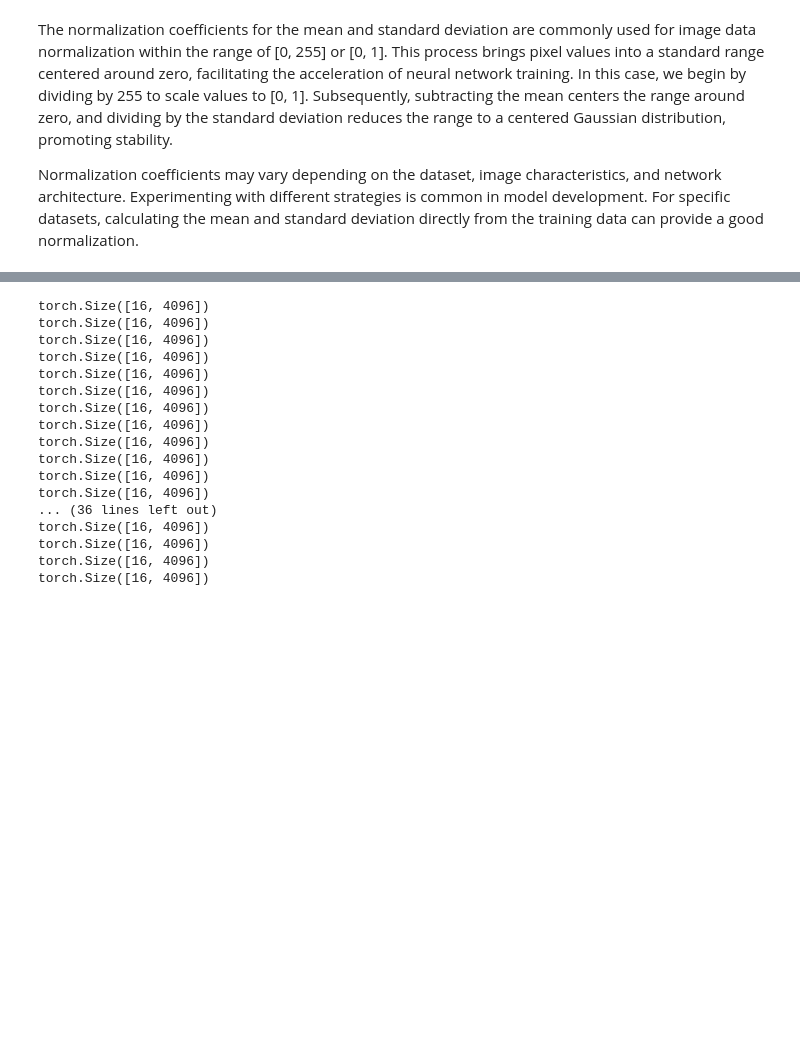
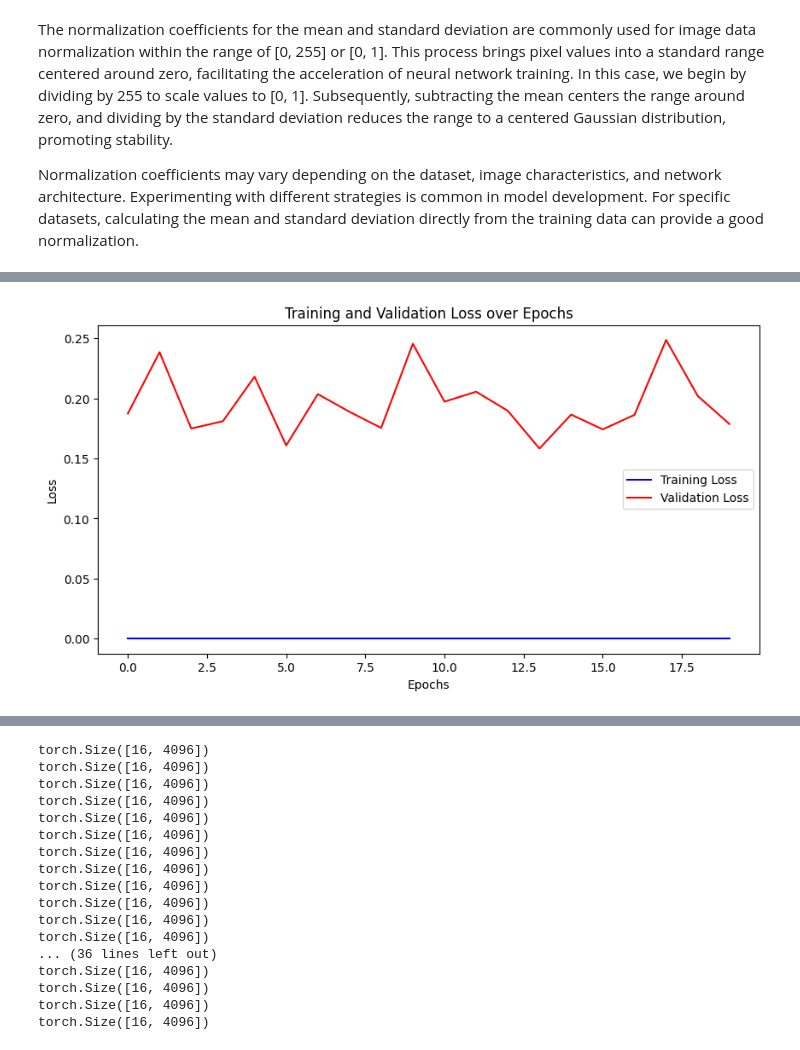
Before and after one commit to Xylot0/ml-student, a Jupyter notebook: Project/Land_Cover_Project.ipynb, the cells around one changed output, grey strips where cells are left out. Cells and saved outputs as stored; diff of their text form; code cells hidden in the pictures; blank space fills up the shorter version.

```diff
--- a/Project/Land_Cover_Project.ipynb
+++ b/Project/Land_Cover_Project.ipynb
@@ -353,8 +353,12 @@ train_loader = DataLoader(train_dataset, batch_size=batch_size, shuffle=True)
 valid_dataset = TensorDataset(X_valid_tensor, y_valid_tensor.argmax(dim=1))
 valid_loader = DataLoader(valid_dataset, batch_size=batch_size, shuffle=False)
 # %%
+train_losses = []
+valid_losses = []
+
 for epoch in range(num_epochs):
     model.train()
+    total_train_loss = 0.0
     for inputs, labels in train_loader:
 
       inputs = inputs.cuda()
@@ -368,7 +372,13 @@ for epoch in range(num_epochs):
       loss.backward()
       optimizer.step()
 
+    avg_train_loss = total_train_loss / len(train_loader)
+    train_losses.append(avg_train_loss)
+
     model.eval()
+    true_labels = []
+    predicted_labels = []
+    probabilities = []
     with torch.no_grad():
         valid_loss = 0.0
         correct = 0
@@ -383,6 +393,14 @@ for epoch in range(num_epochs):
             total += labels.size(0)
             correct += predicted.eq(labels).sum().item()
 
+            probabilities.extend(torch.nn.functional.softmax(outputs, dim=1).cpu().numpy())  # Probabilité de la classe positive
+
+            true_labels.extend(labels.cpu().numpy())
+            predicted_labels.extend(predicted.cpu().numpy())
+
+    avg_valid_loss = valid_loss / len(valid_loader)
+    valid_losses.append(avg_valid_loss)
+
     accuracy = correct / total
     print(f'Epoch {epoch + 1}/{num_epochs}, Validation Loss: {valid_loss / len(valid_loader):.3f}, Accuracy: {100*accuracy:.2f}%')
 # %% [output]
@@ -405,0 +428,12 @@ Epoch 50/50, Validation Loss: 0.151, Accuracy: 95.28%
+# %%
+# Tracé de l'évolution de la loss au fil des epochs
+plt.figure(figsize=(10, 5))
+plt.plot(train_losses, label='Training Loss', color='blue')
+plt.plot(valid_losses, label='Validation Loss', color='red')
+plt.xlabel('Epochs')
+plt.ylabel('Loss')
+plt.title('Training and Validation Loss over Epochs')
+plt.legend()
+plt.show()
+# %% [output]
+[figure, added]
```
Also changed, not shown: parts of 4 cells of this notebook.
